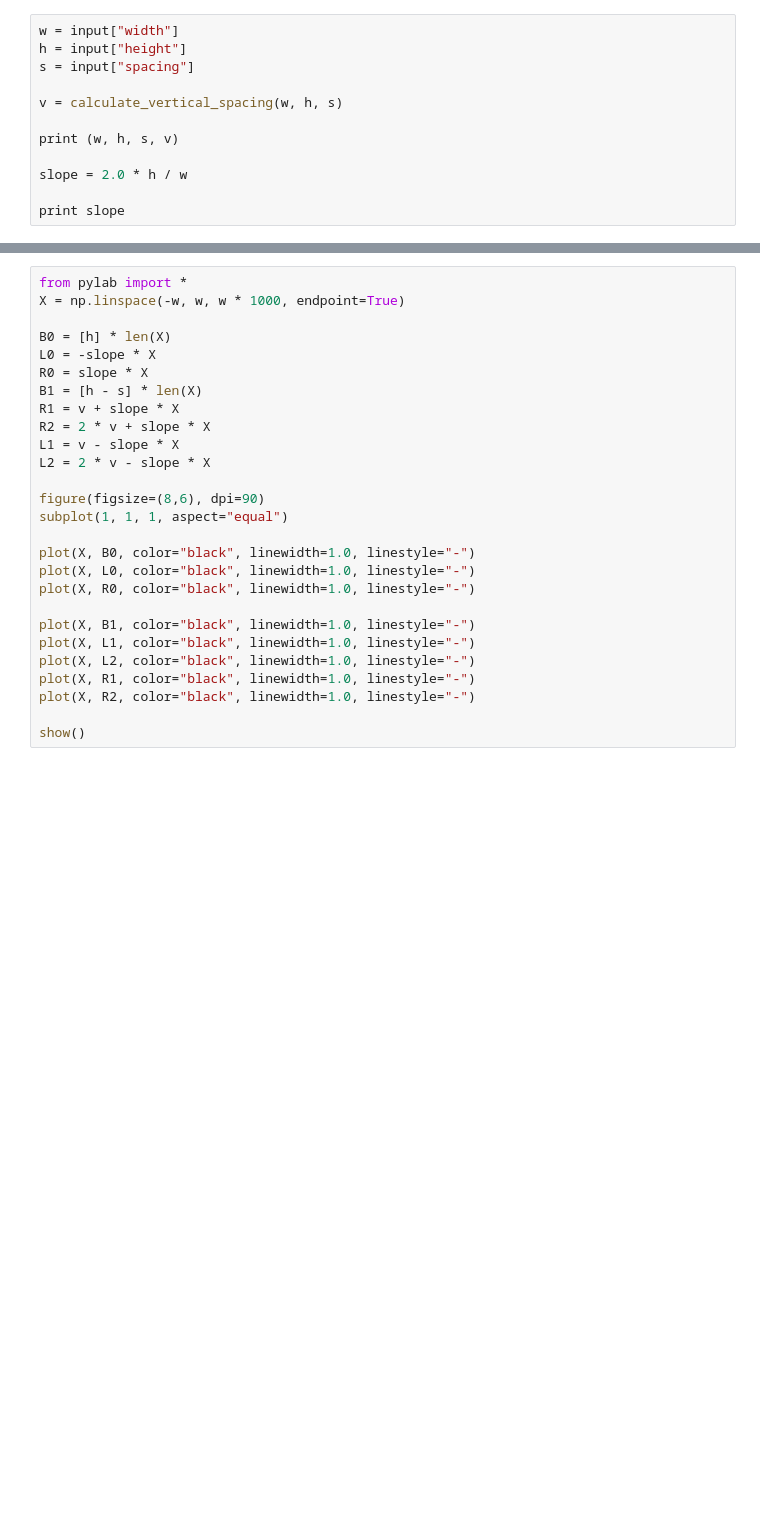
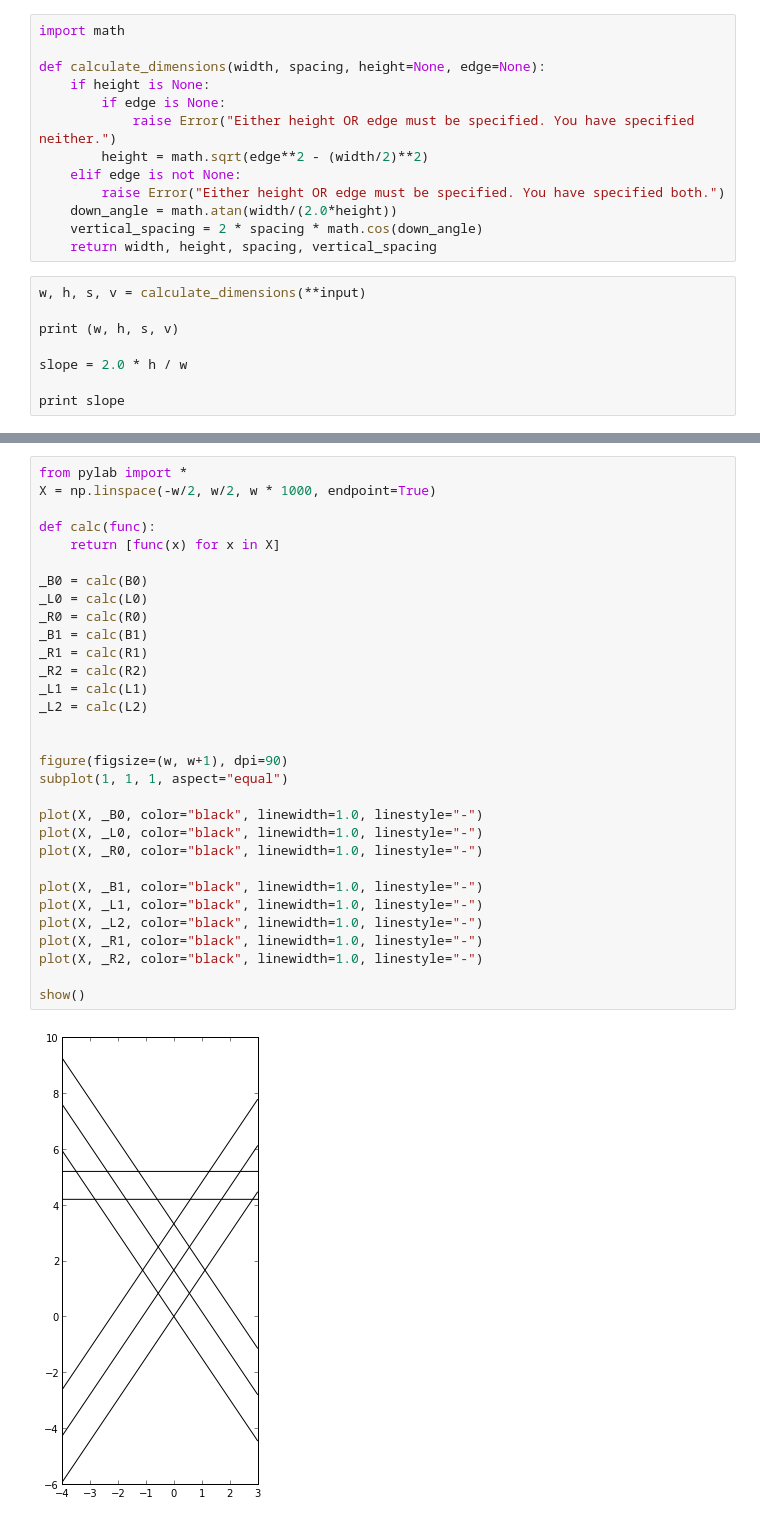
Before and after one commit to peachjean/logo, a Jupyter notebook: Logo.ipynb, the cells around one changed output, grey strips where cells are left out. Cells and saved outputs as stored; diff of their text form; blank space fills up the shorter version.

Commit message:
Added lines as functions, started playing with PIL for visualization, and added a non-working 'find-intersection' method

```diff
--- a/Logo.ipynb
+++ b/Logo.ipynb
@@ -10,9 +3,18 @@ def calculate_vertical_spacing(width, height, spacing):
+# %%
+import math
+
+def calculate_dimensions(width, spacing, height=None, edge=None):
+    if height is None:
+        if edge is None:
+            raise Error("Either height OR edge must be specified. You have specified neither.")
+        height = math.sqrt(edge**2 - (width/2)**2)
+    elif edge is not None:
+        raise Error("Either height OR edge must be specified. You have specified both.")
+    down_angle = math.atan(width/(2.0*height))
+    vertical_spacing = 2 * spacing * math.cos(down_angle)
+    return width, height, spacing, vertical_spacing
 # %%
-w = input["width"]
-h = input["height"]
-s = input["spacing"]
-
-v = calculate_vertical_spacing(w, h, s)
+w, h, s, v = calculate_dimensions(**input)
 
 print (w, h, s, v)
 
@@ -25,27 +111,33 @@ print slope
 # %%
 from pylab import *
-X = np.linspace(-w, w, w * 1000, endpoint=True)
+X = np.linspace(-w/2, w/2, w * 1000, endpoint=True)
 
-B0 = [h] * len(X)
-L0 = -slope * X
-R0 = slope * X
-B1 = [h - s] * len(X)
-R1 = v + slope * X
-R2 = 2 * v + slope * X
-L1 = v - slope * X
-L2 = 2 * v - slope * X
+def calc(func):
+    return [func(x) for x in X]
 
-figure(figsize=(8,6), dpi=90)
+_B0 = calc(B0)
+_L0 = calc(L0)
+_R0 = calc(R0)
+_B1 = calc(B1)
+_R1 = calc(R1)
+_R2 = calc(R2)
+_L1 = calc(L1)
+_L2 = calc(L2)
+
+
+figure(figsize=(w, w+1), dpi=90)
 subplot(1, 1, 1, aspect="equal")
 
-plot(X, B0, color="black", linewidth=1.0, linestyle="-")
-plot(X, L0, color="black", linewidth=1.0, linestyle="-")
-plot(X, R0, color="black", linewidth=1.0, linestyle="-")
+plot(X, _B0, color="black", linewidth=1.0, linestyle="-")
+plot(X, _L0, color="black", linewidth=1.0, linestyle="-")
+plot(X, _R0, color="black", linewidth=1.0, linestyle="-")
 
-plot(X, B1, color="black", linewidth=1.0, linestyle="-")
-plot(X, L1, color="black", linewidth=1.0, linestyle="-")
-plot(X, L2, color="black", linewidth=1.0, linestyle="-")
-plot(X, R1, color="black", linewidth=1.0, linestyle="-")
-plot(X, R2, color="black", linewidth=1.0, linestyle="-")
+plot(X, _B1, color="black", linewidth=1.0, linestyle="-")
+plot(X, _L1, color="black", linewidth=1.0, linestyle="-")
+plot(X, _L2, color="black", linewidth=1.0, linestyle="-")
+plot(X, _R1, color="black", linewidth=1.0, linestyle="-")
+plot(X, _R2, color="black", linewidth=1.0, linestyle="-")
 
 show()
+# %% [output]
+[figure, added]
```
Also changed, not shown: parts of 7 cells of this notebook.
